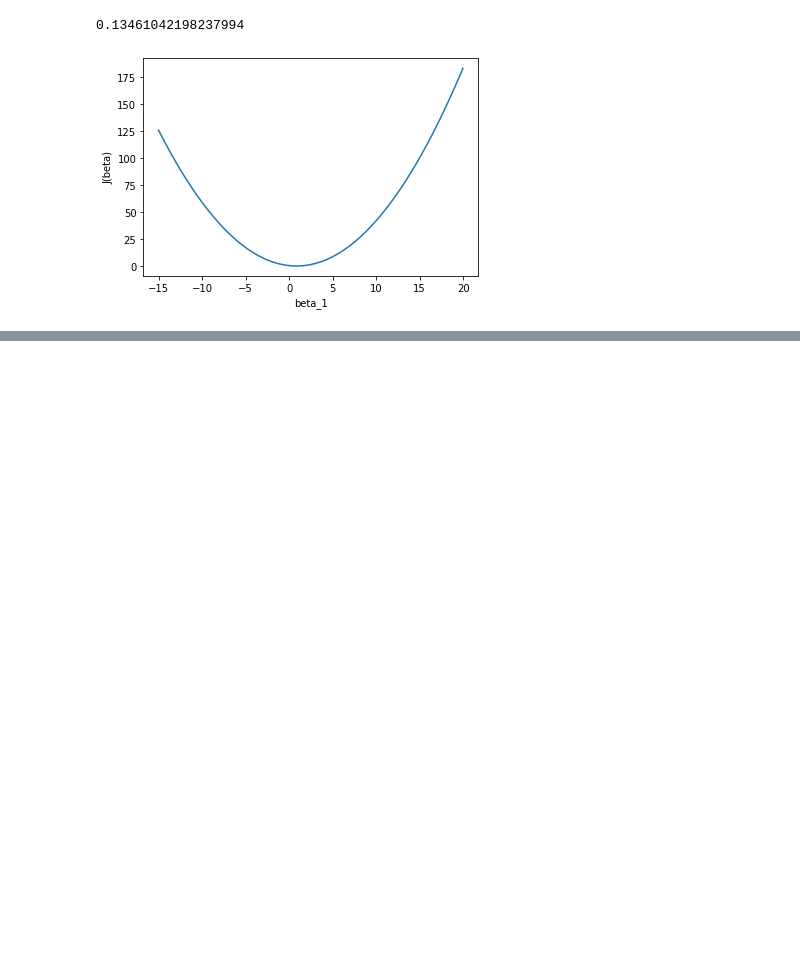
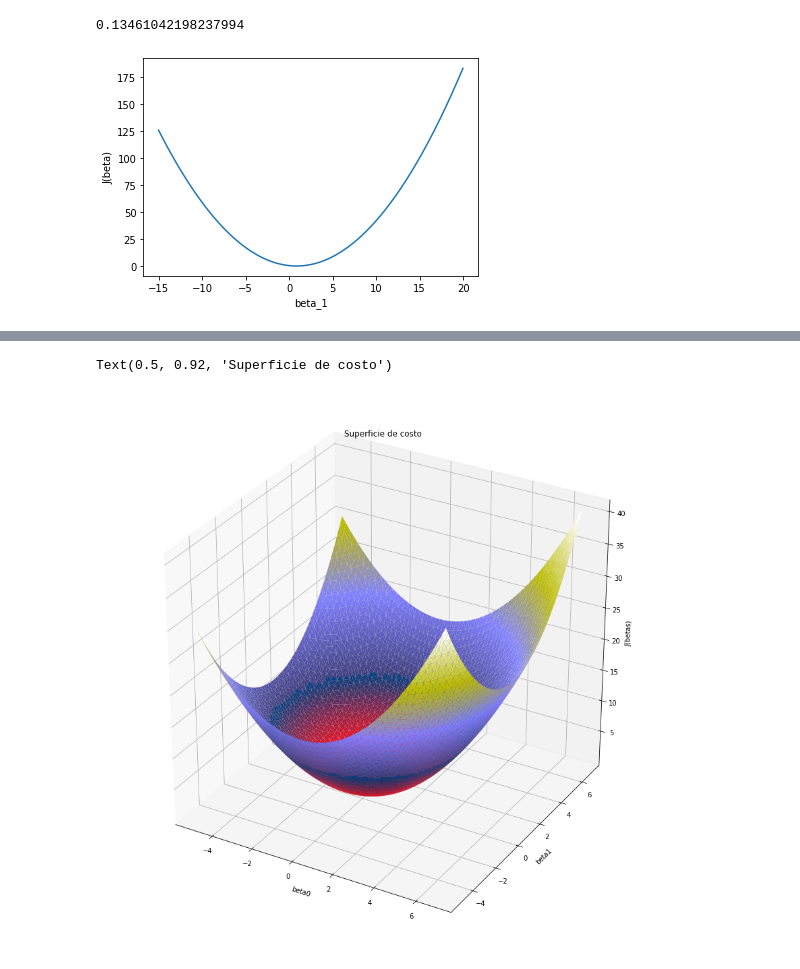
Before and after one commit to Leonardob29/Actividades_Diplomado, a Jupyter notebook: Regresion_Lineal/Regresion_Lineal.ipynb, the cells around one changed output, grey strips where cells are left out. Saved outputs shown, nothing was run; the diff lists cells and outputs as text; code cells hidden in the pictures; blank space fills up the shorter version.

```diff
--- a/Regresion_Lineal/Regresion_Lineal.ipynb
+++ b/Regresion_Lineal/Regresion_Lineal.ipynb
@@ -214,0 +225,5 @@ cost2[np.argmin(cost2)]
+# %%
+beta0 = np.arange(-5,7,.2)
+beta1 = np.arange(-5,7,.2)
+cost = pd.DataFrame(index = beta0, columns = beta1)
+cost.head(2)
@@ -214,0 +235,6 @@ cost2[np.argmin(cost2)]
+# %%
+cost.loc[-5,-5] = costFun(np.array([-5,-5]), X_, z_y)
+
+for b0 in beta0:
+    for b1 in beta1:
+        cost.loc[b0, b1] = costFun(np.array([b0,b1]), X_, z_y)
@@ -214,0 +251,13 @@ cost2[np.argmin(cost2)]
+# %%
+betas = np.array(np.meshgrid(beta0, beta1, indexing='ij')).T.reshape(-1,2)
+
+fig = plt.figure(figsize = (15,15))
+ax = fig.gca(projection = '3d')
+ax.plot_trisurf(betas[:,0], betas[:,1],np.concatenate(np.array(cost.T)).astype('float'), cmap = cm.gist_stern, linewidth = 0.01)
+ax.set_xlabel('beta0')
+ax.set_ylabel('beta1')
+ax.set_zlabel('J(betas)')
+ax.set_title('Superficie de costo')
+# %% [output]
+Text(0.5, 0.92, 'Superficie de costo')
+[figure, added]
```
Also changed, not shown: parts of 20 cells of this notebook.
